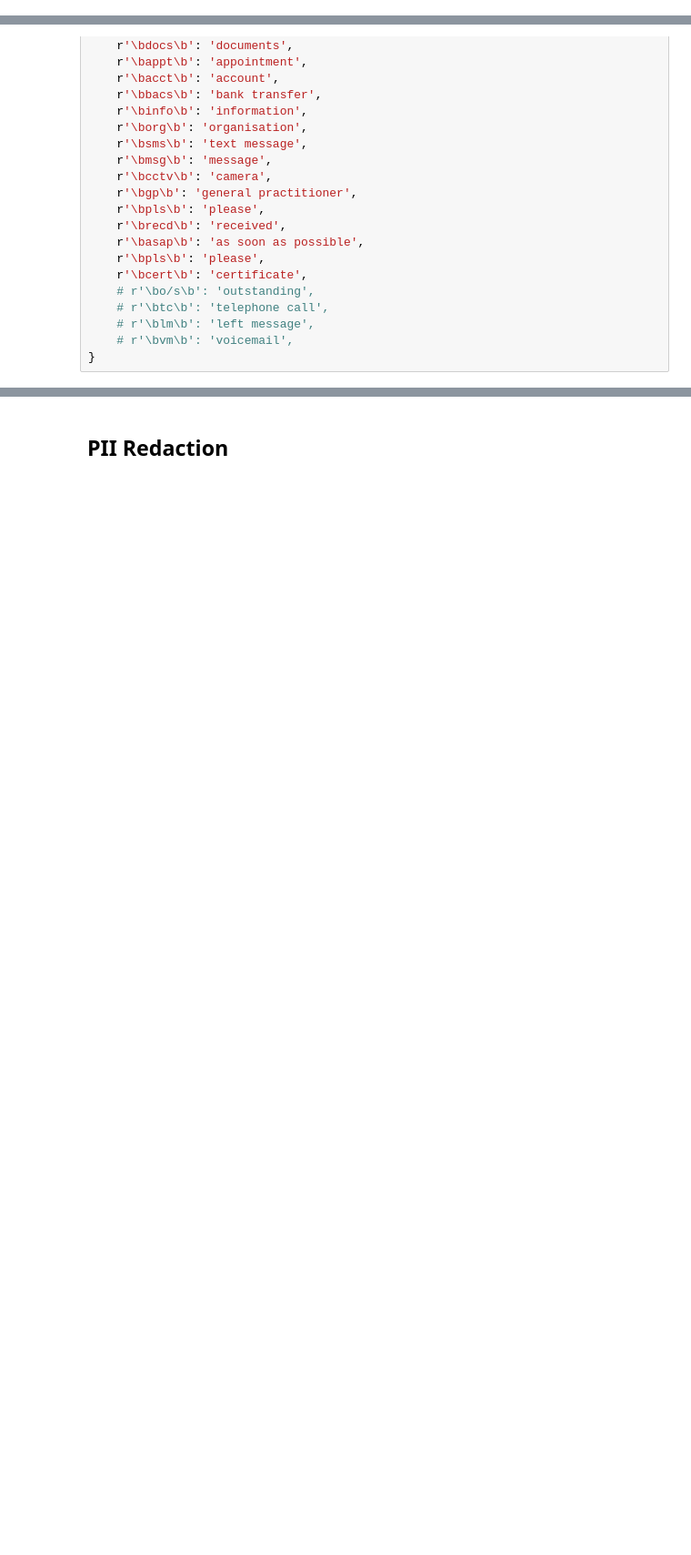
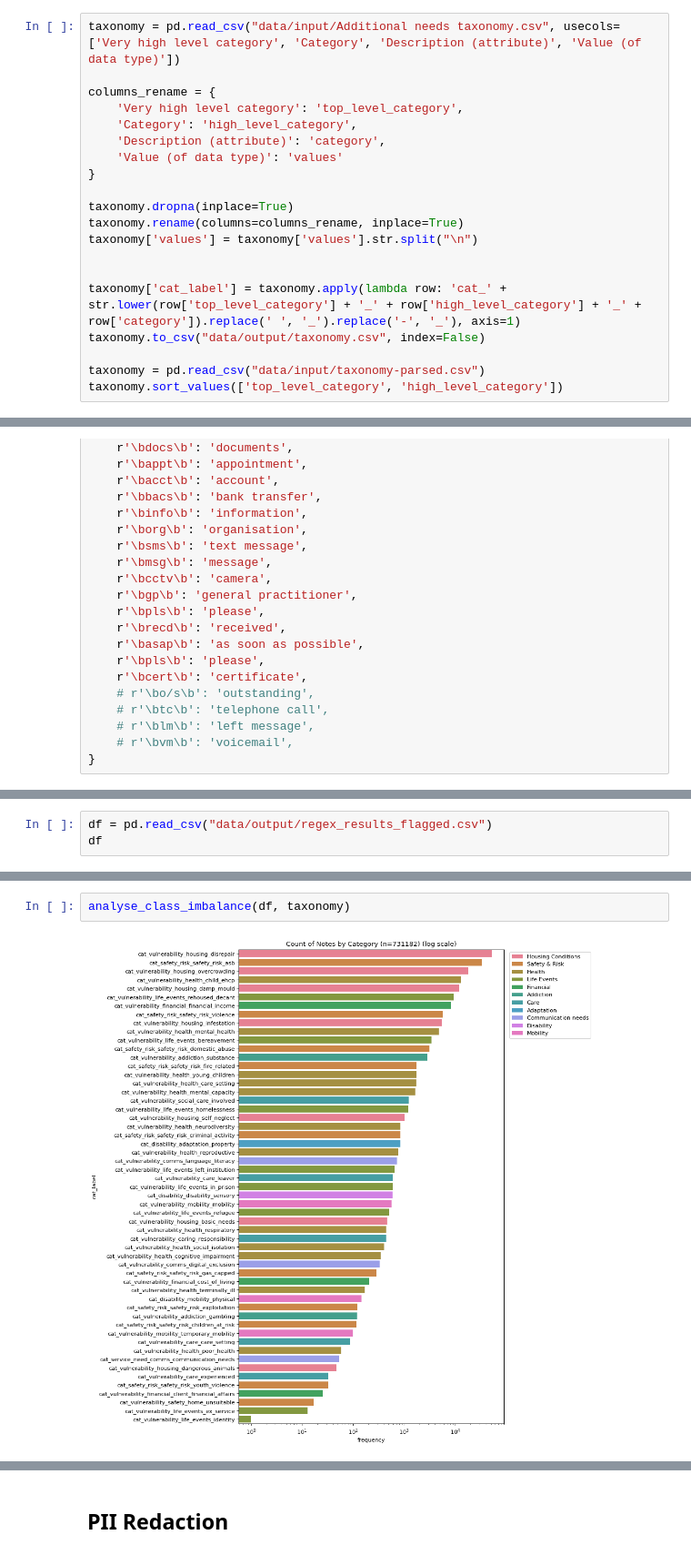
Before and after one commit to notatiyyah/CS3D6-Code, a Jupyter notebook: prep-traning-data.ipynb, the cells around one changed output, grey strips where cells are left out. Shown at 91% size. Saved outputs shown, nothing was run; the diff lists cells and outputs as text; blank space fills up the shorter version.

```diff
--- a/prep-traning-data.ipynb
+++ b/prep-traning-data.ipynb
@@ -31,0 +43,20 @@ RANDOM_STATE = 42
+# %%
+taxonomy = pd.read_csv("data/input/Additional needs taxonomy.csv", usecols=['Very high level category', 'Category', 'Description (attribute)', 'Value (of data type)'])
+
+columns_rename = {
+    'Very high level category': 'top_level_category',
+    'Category': 'high_level_category',
+    'Description (attribute)': 'category',
+    'Value (of data type)': 'values'
+}
+
+taxonomy.dropna(inplace=True)
+taxonomy.rename(columns=columns_rename, inplace=True)
+taxonomy['values'] = taxonomy['values'].str.split("\n")
+
+
+taxonomy['cat_label'] = taxonomy.apply(lambda row: 'cat_' + str.lower(row['top_level_category'] + '_' + row['high_level_category'] + '_' + row['category']).replace(' ', '_').replace('-', '_'), axis=1)
+taxonomy.to_csv("data/output/taxonomy.csv", index=False)
+
+taxonomy = pd.read_csv("data/input/taxonomy-parsed.csv")
+taxonomy.sort_values(['top_level_category', 'high_level_category'])
@@ -276,0 +310,3 @@ normalization_dict = {
+# %%
+df = pd.read_csv("data/output/regex_results_flagged.csv")
+df
@@ -276,0 +412,4 @@ normalization_dict = {
+# %%
+analyse_class_imbalance(df, taxonomy)
+# %% [output]
+[figure, added]
```
Also changed, not shown: parts of 53 cells of this notebook, 1 other file.
